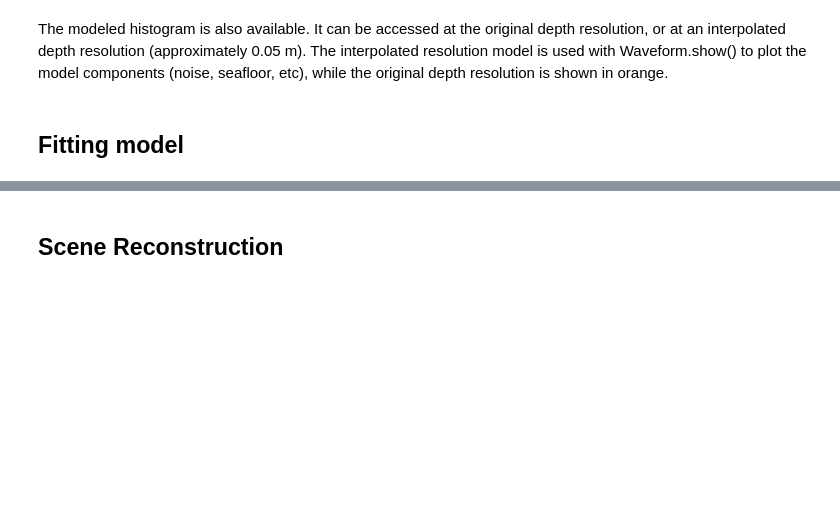
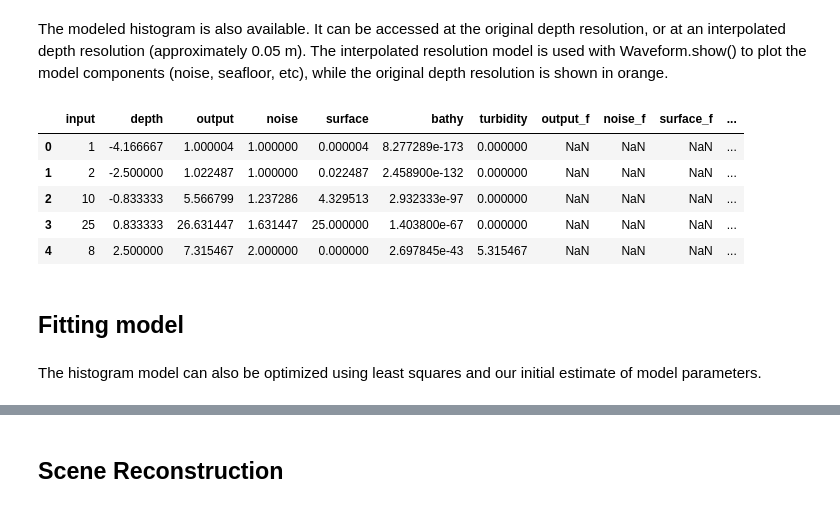
Before and after one commit to jonm3D/OpenOceans, a Jupyter notebook: demos/Demo_Histogram_Model.ipynb, the cells around one changed output, grey strips where cells are left out. Cells and saved outputs as stored; diff of their text form; code cells hidden in the pictures; blank space fills up the shorter version.

```diff
--- a/demos/Demo_Histogram_Model.ipynb
+++ b/demos/Demo_Histogram_Model.ipynb
@@ -89,5 +122,20 @@ pwave.params
 We can see the parameters used to reconstruct the waveform, including surface peak depth (surf_loc), bathy peak prominence (bathy_prom) and more. The fitted column will be used in the next section.
 # %% [markdown]
 The modeled histogram is also available. It can be accessed at the original depth resolution, or at an interpolated depth resolution (approximately 0.05 m). The interpolated resolution model is used with Waveform.show() to plot the model components (noise, seafloor, etc), while the original depth resolution is shown in orange.
+# %%
+# original resolution
+pwave.model.head()
+
+# interpolated resolution
+# pwave.model_interp.head()
+# %% [output]
+|  | input | depth | output | noise | surface | bathy | turbidity | output_f | noise_f | surface_f | ... |
+| 0 | 1 | -4.166667 | 1.000004 | 1.000000 | 0.000004 | 8.277289e-173 | 0.000000 | NaN | NaN | NaN | ... |
+| 1 | 2 | -2.500000 | 1.022487 | 1.000000 | 0.022487 | 2.458900e-132 | 0.000000 | NaN | NaN | NaN | ... |
+| 2 | 10 | -0.833333 | 5.566799 | 1.237286 | 4.329513 | 2.932333e-97 | 0.000000 | NaN | NaN | NaN | ... |
+| 3 | 25 | 0.833333 | 26.631447 | 1.631447 | 25.000000 | 1.403800e-67 | 0.000000 | NaN | NaN | NaN | ... |
+| 4 | 8 | 2.500000 | 7.315467 | 2.000000 | 0.000000 | 2.697845e-43 | 5.315467 | NaN | NaN | NaN | ... |
 # %% [markdown]
 ## Fitting model
+# %% [markdown]
+The histogram model can also be optimized using least squares and our initial estimate of model parameters.
```
Also changed, not shown: parts of 10 cells of this notebook.
